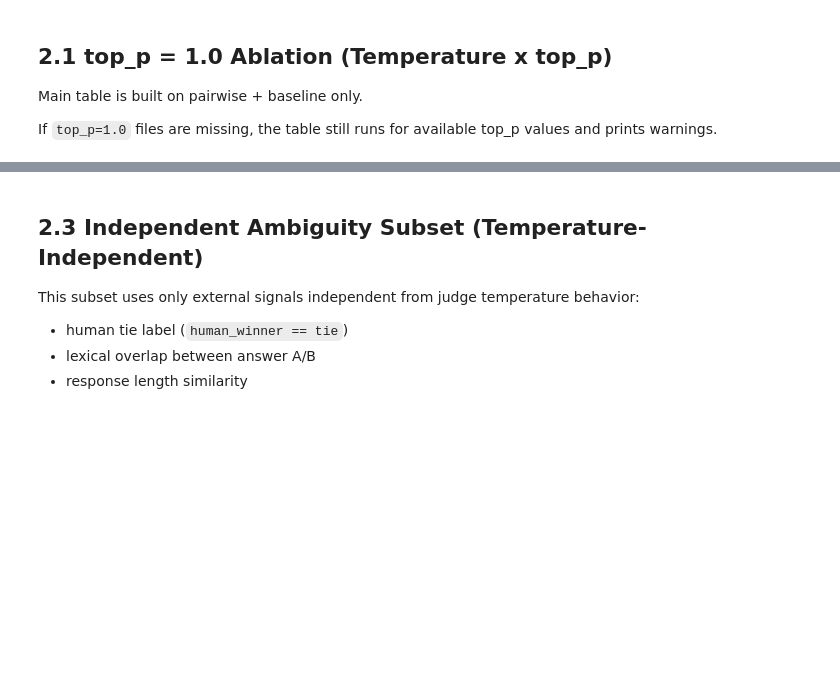
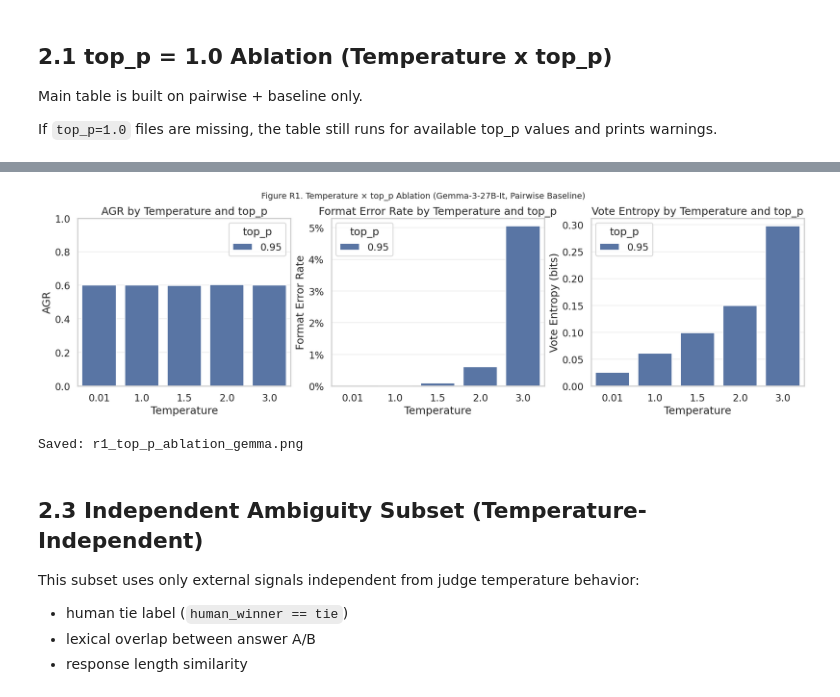
Before and after one commit to DobricLilujun/LLMJudgeTempCausal, a Jupyter notebook: notebook/reviewer_rebuttal_noncausal.ipynb, the cells around one changed output, grey strips where cells are left out. Cells and saved outputs as stored; diff of their text form; code cells hidden in the pictures; blank space fills up the shorter version.

```diff
--- a/notebook/reviewer_rebuttal_noncausal.ipynb
+++ b/notebook/reviewer_rebuttal_noncausal.ipynb
@@ -19,6 +19,9 @@ from typing import Iterable
 import numpy as np
 import pandas as pd
 from scipy import stats
+import matplotlib.pyplot as plt
+import matplotlib.ticker as mtick
+import seaborn as sns
 
 try:
     from IPython.display import display
@@ -27,6 +30,7 @@ except ImportError:
 
 pd.set_option('display.max_columns', 80)
 pd.set_option('display.float_format', '{:.4f}'.format)
+sns.set_theme(style='whitegrid', context='talk')
 
 BASE_DIR = Path('..')
 OUT_DIR = BASE_DIR / 'output'
@@ -35,8 +39,10 @@ FIG_DIR.mkdir(parents=True, exist_ok=True)
 
 VALID_VERDICTS = {'A', 'B', 'C'}
 GOLD_MAP = {'model_a': 'A', 'model_b': 'B', 'tie': 'C'}
+TARGET_JUDGE_MODEL = 'google/gemma-3-27b-it'
 
 KEY_TEMPS = [0.01, 1.0, 1.5, 2.0, 3.0]
+HIGH_SINGLE_TEMPS = [1.5, 2.0, 3.0]
 
 PIPELINES = {
     'SP-Low (T=0.01,N=1)':    {'temps': [0.01], 'repeats': [0],             'agg': 'single'},
@@ -175,3 +179,40 @@ display(top_p_main.round(4))
+# %%
+# Academic-style visualization for 2.1
+plot_df = top_p_main.copy()
+plot_df['temp_str'] = plot_df['temperature'].astype(str)
+
+fig, axes = plt.subplots(1, 3, figsize=(18, 5), constrained_layout=True)
+
+sns.barplot(data=plot_df, x='temperature', y='AGR', hue='top_p', ax=axes[0], palette='deep')
+axes[0].set_title('AGR by Temperature and top_p')
+axes[0].set_xlabel('Temperature')
+axes[0].set_ylabel('AGR')
+axes[0].set_ylim(0, 1)
+axes[0].legend(title='top_p')
+axes[0].grid(axis='y', alpha=0.3)
+
+sns.barplot(data=plot_df, x='temperature', y='Format_Error_Rate', hue='top_p', ax=axes[1], palette='deep')
+axes[1].set_title('Format Error Rate by Temperature and top_p')
+axes[1].set_xlabel('Temperature')
+axes[1].set_ylabel('Format Error Rate')
+axes[1].yaxis.set_major_formatter(mtick.PercentFormatter(xmax=1.0, decimals=0))
+axes[1].legend(title='top_p')
+axes[1].grid(axis='y', alpha=0.3)
+
+sns.barplot(data=plot_df, x='temperature', y='Vote_Entropy', hue='top_p', ax=axes[2], palette='deep')
+axes[2].set_title('Vote Entropy by Temperature and top_p')
+axes[2].set_xlabel('Temperature')
+axes[2].set_ylabel('Vote Entropy (bits)')
+axes[2].legend(title='top_p')
+axes[2].grid(axis='y', alpha=0.3)
+
+fig.suptitle('Figure R1. Temperature × top_p Ablation (Gemma-3-27B-It, Pairwise Baseline)', fontsize=14, y=1.06)
+plt.savefig(FIG_DIR / 'r1_top_p_ablation_gemma.png', dpi=180, bbox_inches='tight')
+plt.show()
+print('Saved: r1_top_p_ablation_gemma.png')
+# %% [output]
+[figure, added]
+Saved: r1_top_p_ablation_gemma.png
 # %% [markdown]
 ## 2.3 Independent Ambiguity Subset (Temperature-Independent)
 
```
Also changed, not shown: parts of 14 cells of this notebook, 4 other files.
